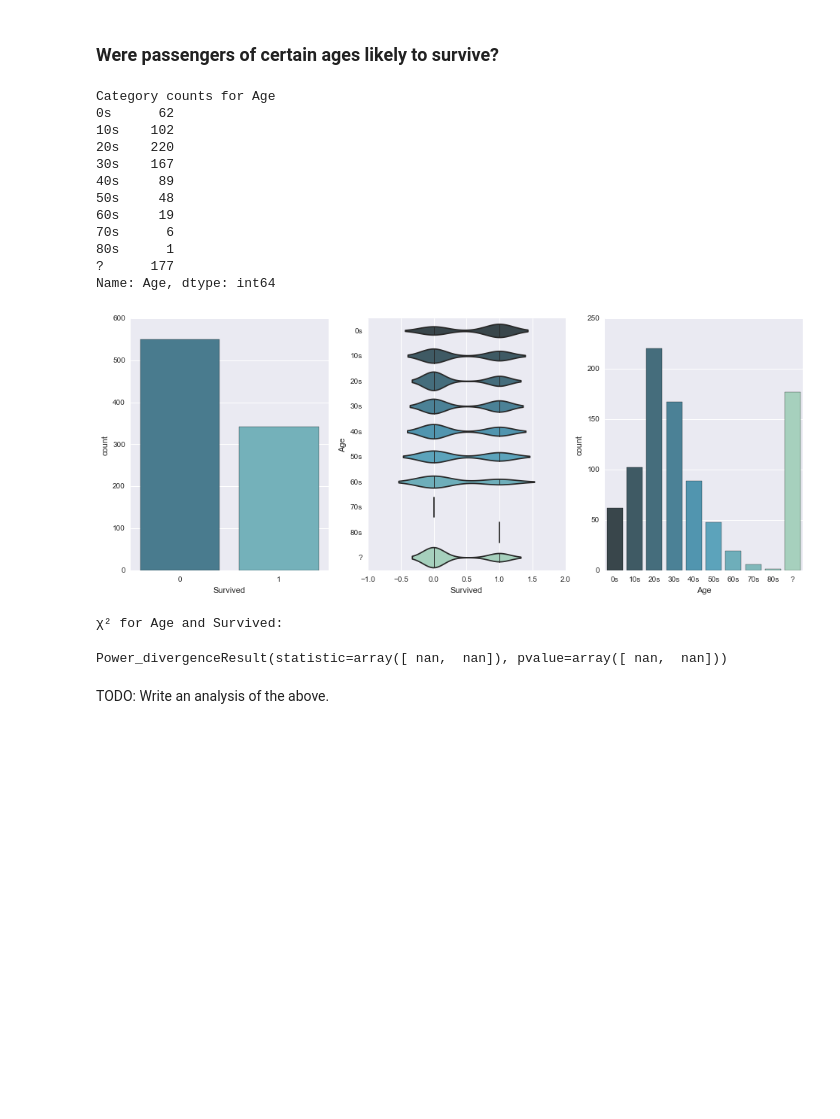
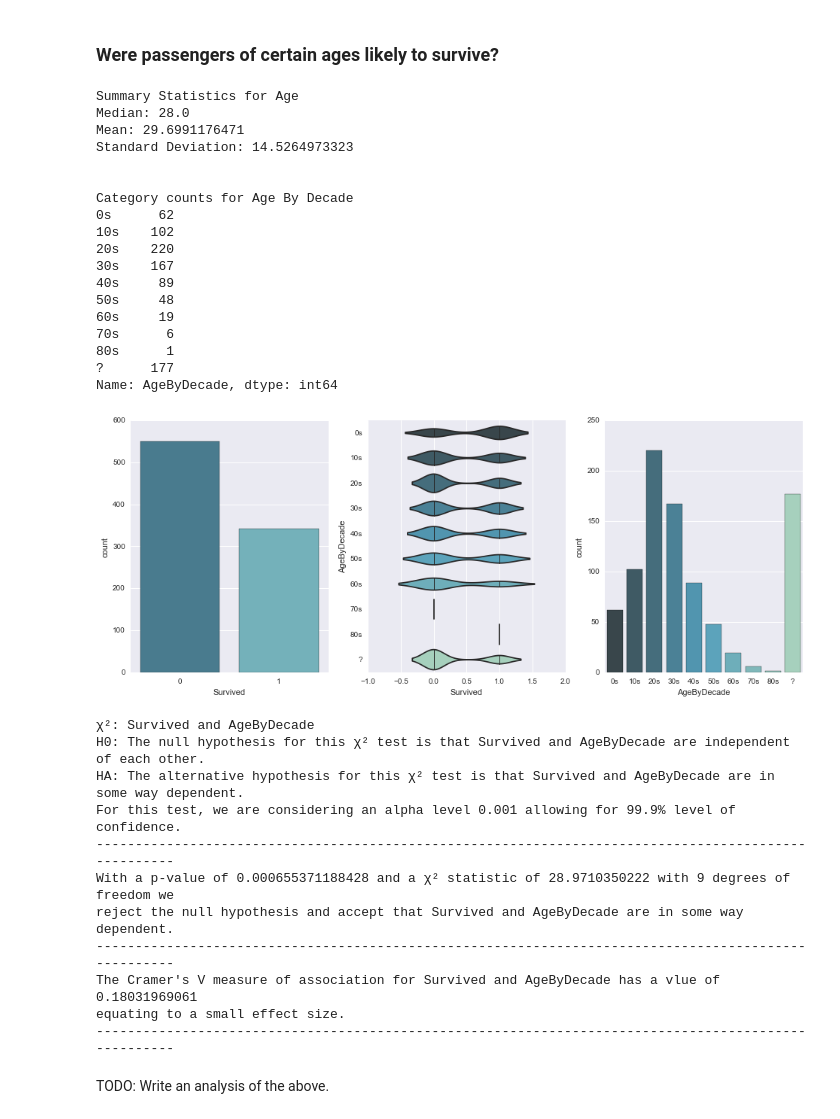
Before and after one commit to eminnett/da-nanodegree-investigate-a-dataset, a Jupyter notebook: investigating_the_titanic_dataset.ipynb, the cells around one changed output. Saved outputs shown, nothing was run; the diff lists cells and outputs as text; code cells hidden in the pictures; blank space fills up the shorter version.

```diff
--- a/investigating_the_titanic_dataset.ipynb
+++ b/investigating_the_titanic_dataset.ipynb
@@ -310,38 +370,42 @@ reject the null hypothesis and accept that Sex and Survived are in some way depe
 TODO: Write an analysis of the above.
 # %% [markdown]
 ### Were passengers of certain ages likely to survive?
-# %%
-import math
-
-def age_to_decade_category(age):
-    if str(age) == 'nan':
-        return '?'
-    floor = int(math.floor(age/10.0) * 10)
-    return str(floor) + 's'
-
-age_series = titanic_df['Age'].apply(age_to_decade_category)
-# descriptive_statistics_of_numeric_series(age_series, "Age")
-distinct_counts_of_categorical_series(age_series, "Age")
-
-visual_analysis_of_two_categorical_variables(survival_series, age_series)
-
-chi_squared_anlysis('Age', 'Survived')
-# %% [output]
-Category counts for Age
-0s      62
-10s    102
-20s    220
-30s    167
-40s     89
-50s     48
-60s     19
-70s      6
-80s      1
-?      177
-Name: Age, dtype: int64
-[figure, removed]
-χ² for Age and Survived:
-Power_divergenceResult(statistic=array([ nan,  nan]), pvalue=array([ nan,  nan]))
+# %%
+descriptive_statistics_of_numeric_series('Age', 'Age')
+distinct_counts_of_categorical_series('AgeByDecade', 'Age By Decade')
+visual_analysis_of_two_categorical_variables('Survived', 'AgeByDecade')
+chi_squared_and_carmers_v_anlysis('Survived', 'AgeByDecade')
+# %% [output]
+Summary Statistics for Age
+Median: 28.0
+Mean: 29.6991176471
+Standard Deviation: 14.5264973323
+
+
+Category counts for Age By Decade
+0s      62
+10s    102
+20s    220
+30s    167
+40s     89
+50s     48
+60s     19
+70s      6
+80s      1
+?      177
+Name: AgeByDecade, dtype: int64
+[figure, added]
+χ²: Survived and AgeByDecade
+H0: The null hypothesis for this χ² test is that Survived and AgeByDecade are independent of each other.
+HA: The alternative hypothesis for this χ² test is that Survived and AgeByDecade are in some way dependent.
+For this test, we are considering an alpha level 0.001 allowing for 99.9% level of confidence.
+-----------------------------------------------------------------------------------------------------
+With a p-value of 0.000655371188428 and a χ² statistic of 28.9710350222 with 9 degrees of freedom we
+reject the null hypothesis and accept that Survived and AgeByDecade are in some way dependent.
+-----------------------------------------------------------------------------------------------------
+The Cramer's V measure of association for Survived and AgeByDecade has a vlue of 0.18031969061
+equating to a small effect size.
+-----------------------------------------------------------------------------------------------------
 # %% [markdown]
 TODO: Write an analysis of the above.
 # %% [markdown]
```
Also changed, not shown: parts of 8 cells of this notebook.
